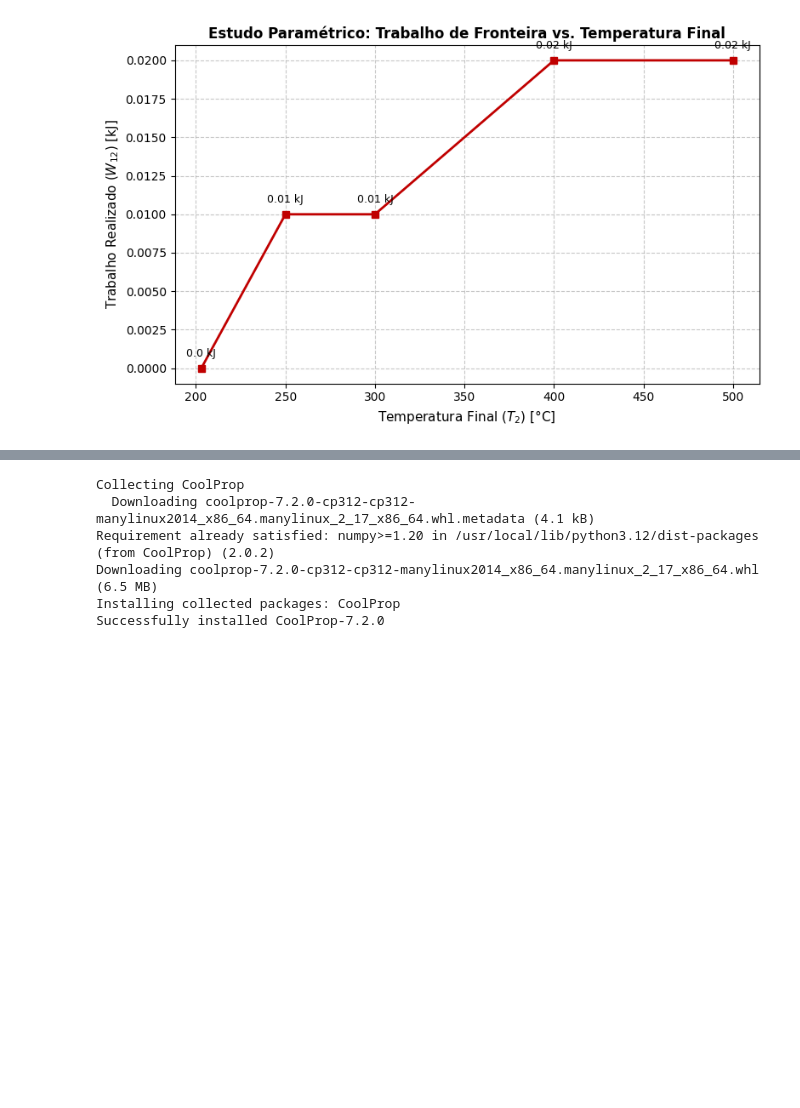
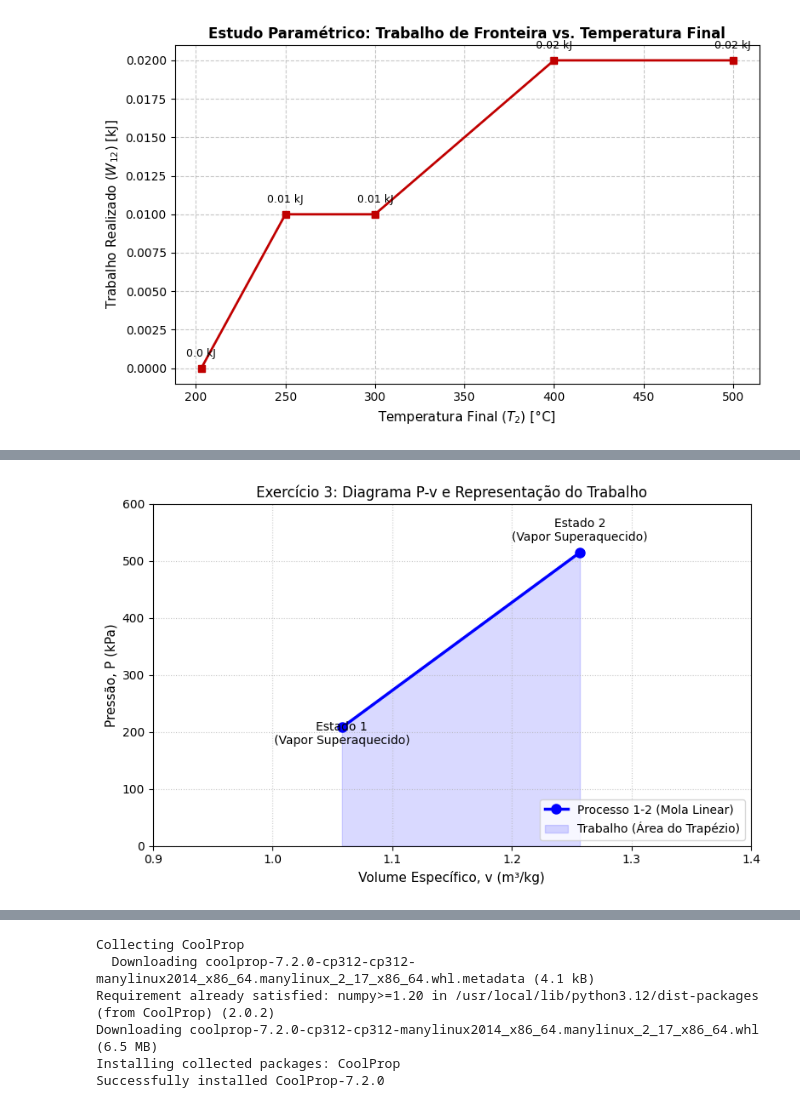
Before and after one commit to DouglasdeCamargo/relearningPy, a Jupyter notebook: estudoParametricoSim.ipynb, the cells around one changed output, grey strips where cells are left out. Saved outputs shown, nothing was run; the diff lists cells and outputs as text; code cells hidden in the pictures; blank space fills up the shorter version.

```diff
--- a/estudoParametricoSim.ipynb
+++ b/estudoParametricoSim.ipynb
@@ -84,0 +120,32 @@ plt.tight_layout()
+# %%
+import matplotlib.pyplot as plt
+
+# Dados do Exercício 3
+P_ex3 = [208, 515]
+v_ex3 = [1.05814, 1.25697]
+
+plt.figure(figsize=(8, 5))
+
+# Plotando a reta do processo
+plt.plot(v_ex3, P_ex3, color='blue', marker='o', linewidth=2.5, markersize=8, label='Processo 1-2 (Mola Linear)')
+
+# Preenchendo a área sob a curva (Trabalho)
+plt.fill_between(v_ex3, P_ex3, color='blue', alpha=0.15, label='Trabalho (Área do Trapézio)')
+
+# Anotações
+plt.text(v_ex3[0], P_ex3[0] - 30, 'Estado 1\n(Vapor Superaquecido)', ha='center')
+plt.text(v_ex3[1], P_ex3[1] + 20, 'Estado 2\n(Vapor Superaquecido)', ha='center')
+
+# Formatação
+plt.title('Exercício 3: Diagrama P-v e Representação do Trabalho', fontsize=12)
+plt.xlabel('Volume Específico, v (m³/kg)', fontsize=11)
+plt.ylabel('Pressão, P (kPa)', fontsize=11)
+plt.xlim(0.9, 1.4)
+plt.ylim(0, 600)
+plt.legend(loc='lower right')
+plt.grid(True, linestyle=':', alpha=0.7)
+
+plt.tight_layout()
+plt.show()
+# %% [output]
+[figure, added]
```
Also changed, not shown: parts of 2 cells of this notebook.
